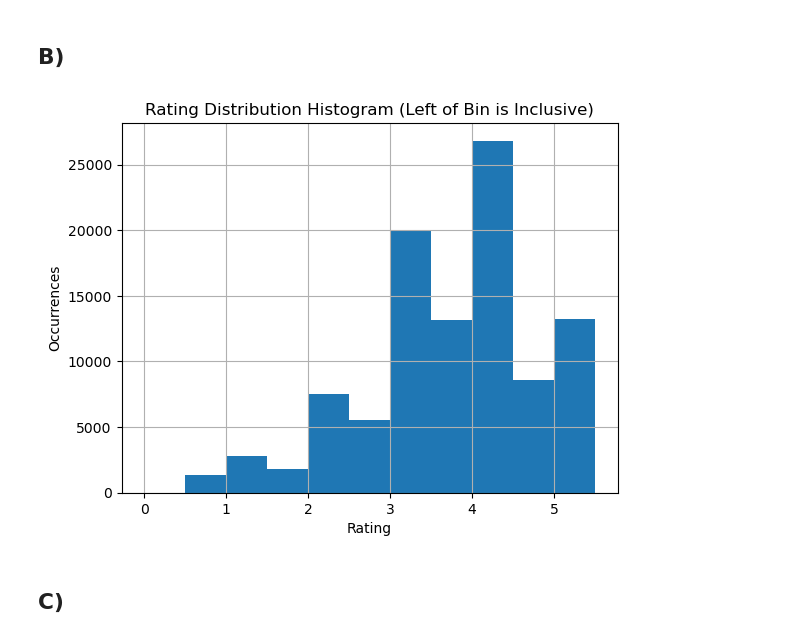
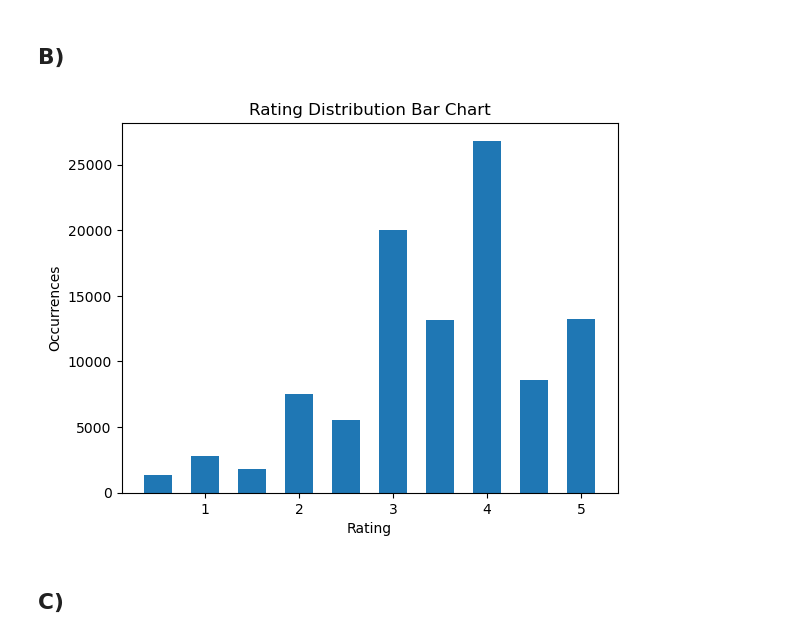
Before and after one commit to papaymaguire/ece219-project4, a Jupyter notebook: project3/notebooks/nb1.ipynb, the cells around one changed output. Drawn from its saved outputs; the diff is of its cells as text; code cells hidden in the pictures.

```diff
--- a/project3/notebooks/nb1.ipynb
+++ b/project3/notebooks/nb1.ipynb
@@ -45,13 +31,15 @@ sparsity
 # %% [markdown]
 ## B)
 # %%
-raws['ratings']['rating'].hist(bins=[0,0.5,1,1.5,2,2.5,3,3.5,4,4.5,5,5.5])
-plt.title("Rating Distribution Histogram (Left of Bin is Inclusive)")
+# movie_ratings.ratings['rating'].hist(bins=[0,0.5,1,1.5,2,2.5,3,3.5,4,4.5,5,5.5])
+unique, counts = np.unique(movie_ratings.ratings['rating'], return_counts=True)
+plt.bar(unique, counts, width=0.3)
+plt.title("Rating Distribution Bar Chart")
 plt.xlabel("Rating")
 plt.ylabel("Occurrences")
 plt.show()
 # %% [output]
-[figure, old version]
+[figure, new version]
 # %% [markdown]
 ## C)
 # %%
```
Also changed, not shown: parts of 26 cells of this notebook, 10 other files.
